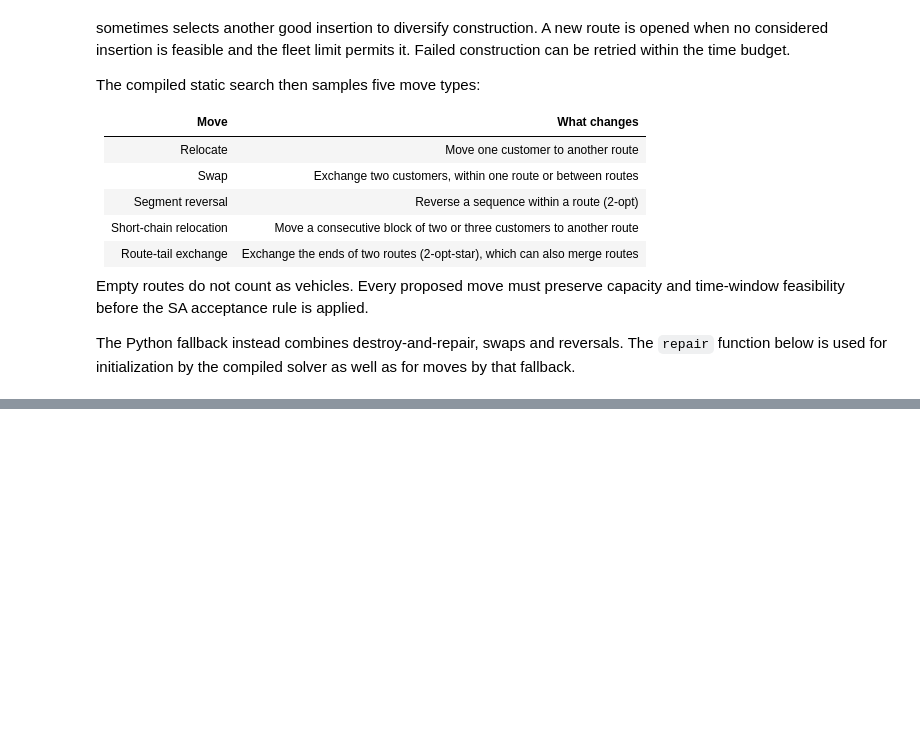
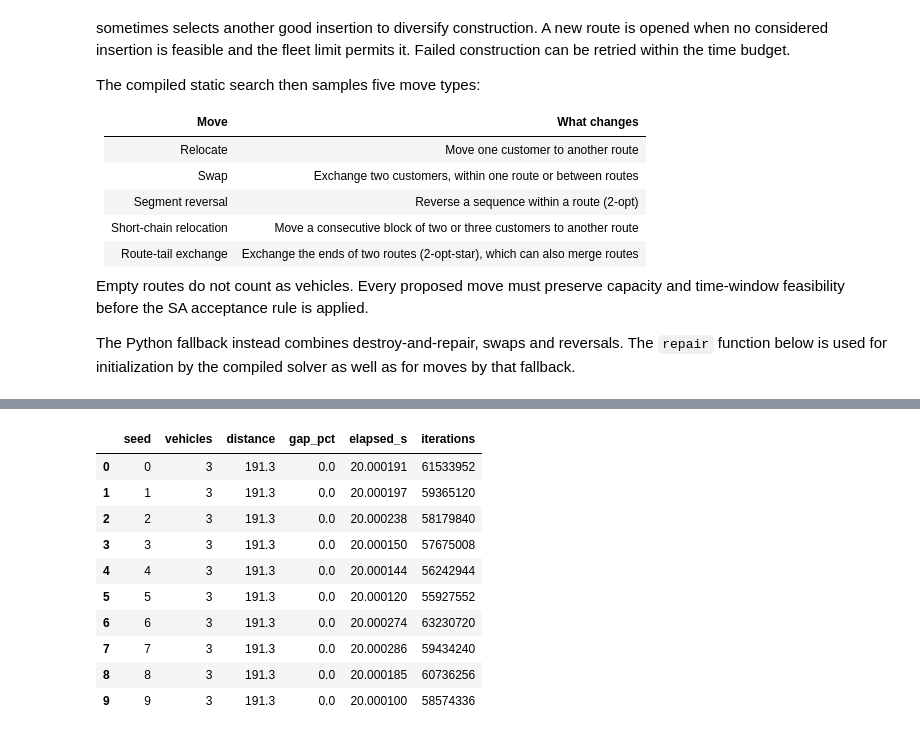
Before and after one commit to zzaved/cesi-cvrp-metaheuristics, a Jupyter notebook: notebooks/SA.ipynb, the cells around one changed output, grey strips where cells are left out. Cells and saved outputs as stored; diff of their text form; code cells hidden in the pictures; blank space fills up the shorter version.

```diff
--- a/notebooks/SA.ipynb
+++ b/notebooks/SA.ipynb
@@ -425,14 +144,9 @@ The supplied `.sol` routes are fleet-first references. Their distances are usefu
 # %%
-p25 = make_problem(raw_small, 25)
-pRC = make_problem(raw_rc)
-ref25 = [[int(i) for i in route if i <= 25] for route in reference_small['routes']]
-ref25 = [r for r in ref25 if r]
-refRC = [list(map(int, r)) for r in reference_rc['routes']]
-
+p25, ref25 = load_solomon(DATA, 'C101', n=25)
+pRC, refRC = load_solomon(DATA, 'RC101')
 assert np.isclose(validate(p25, ref25)['distance'], 191.3)
-assert np.isclose(validate(pRC, refRC)['distance'], reference_rc['cost'])
-for p, routes in [(p25, ref25), (pRC, refRC)]:
-    result = validate(p, routes)
-    print(f'{p.name}: {p.n} customers, {result["vehicles"]} reference routes, '
-          f'distance {result["distance"]:.1f} - feasible')
+for p, routes in ((p25, ref25), (pRC, refRC)):
+    metrics = validate(p, routes)
+    print(f"{p.name}: {p.n} customers, {metrics['vehicles']} reference routes, "
+          f"distance {metrics['distance']:.1f}, feasible")
 # %% [output]
@@ -470,52 +177,20 @@ The printed table shows each run rather than only the best seed. The summary rep
 # %%
-def print_gap_conclusions(name, table):
-    best = table.loc[table.distance.idxmin()]
-    print(f"\nConclusion - {name}: mean gap {table.gap_pct.mean():.2f}%; "
-          f"range {table.gap_pct.min():.2f}% to {table.gap_pct.max():.2f}%.")
-    print(f"Best distance: seed {int(best.seed)}, {best.gap_pct:.2f}%, "
-          f"{int(best.vehicles)} trucks vs {int(best.reference_vehicles)} in the reference.")
-    if len(table) == 1:
-        print('Only one seed: variability is not yet measured.')
-
-def run_experiment(p, ref_routes, seeds, alpha=0.995, min_temperature=0.001, time_limit=20.0):
-    try:
-        ref = validate(p, ref_routes)
-        reference_feasible = True
-    except AssertionError:
-        if p.mode != 'distance':
-            raise
-        # Truncated-distance reference routes can violate exact travel-time windows.
-        assert sorted(i for r in ref_routes for i in r) == list(range(1, p.n + 1))
-        ref = dict(vehicles=len(ref_routes), distance=sum(
-            p.distance[a, b] for r in ref_routes
-            for a, b in zip([0] + r, r + [0])))
-        reference_feasible = False
-    results, records = [], []
-    for seed in seeds:
-        out = anneal(p, seed=seed, alpha=alpha, min_temperature=min_temperature, time_limit=time_limit, accelerated=True)
-        m = out['metrics']
-        gap = 100 * (m['distance'] / ref['distance'] - 1) if reference_feasible else np.nan
-        records.append(dict(instance=p.name, n=p.n,
-                            algorithm=f'sa_{p.mode}_{p.distance_convention}',
-                            cost=m['distance'], seconds=out['elapsed'], gap=gap,
-                            feasible=True, reference_feasible=reference_feasible, objective=p.mode,
-                            engine='compiled_static' if p.mode != 'traffic' else 'python_traffic',
-                            distance_convention=p.distance_convention, time_limit_s=time_limit,
-                            stop_reason=out['stop_reason'], seed=seed, vehicles=m['vehicles'], distance=m['distance'],
-                            gap_pct=gap, reference_distance=ref['distance'],
-                            reference_vehicles=ref['vehicles'],
-                            elapsed_s=out['elapsed'], iterations=out['iterations'],
-                            initial_distance=out['initial']['distance'],
-                            initial_vehicles=out['initial']['vehicles']))
-        results.append(out)
-    return pd.DataFrame(records), results
-
-SEEDS = list(range(10))
-ALPHA = 0.995
-T_MIN = 0.001
-results25, runs25 = run_experiment(p25, ref25, SEEDS, alpha=ALPHA, min_temperature=T_MIN)
-print(results25[['seed','vehicles','distance','reference_distance','gap_pct','elapsed_s']].round(2).to_string(index=False))
-print_gap_conclusions(p25.name, results25)
-best25 = min(runs25, key=lambda o: (o['metrics']['vehicles'], o['metrics']['distance']))
+results25, runs25 = run_experiment(
+    p25, ref25, SEEDS, time_limit=TIME_LIMIT, workers=WORKERS
+)
+display(results25[['seed', 'vehicles', 'distance', 'gap_pct', 'elapsed_s', 'iterations']])
+display(summarize_runs(results25).round(3))
+best25 = min(runs25, key=lambda out: out['metrics']['distance'])
 print('Best routes:', best25['routes'])
 # %% [output]
+|  | seed | vehicles | distance | gap_pct | elapsed_s | iterations |
+| 0 | 0 | 3 | 191.3 | 0.0 | 20.000191 | 61533952 |
+| 1 | 1 | 3 | 191.3 | 0.0 | 20.000197 | 59365120 |
+| 2 | 2 | 3 | 191.3 | 0.0 | 20.000238 | 58179840 |
+| 3 | 3 | 3 | 191.3 | 0.0 | 20.000150 | 57675008 |
+| 4 | 4 | 3 | 191.3 | 0.0 | 20.000144 | 56242944 |
+| 5 | 5 | 3 | 191.3 | 0.0 | 20.000120 | 55927552 |
+| 6 | 6 | 3 | 191.3 | 0.0 | 20.000274 | 63230720 |
+| 7 | 7 | 3 | 191.3 | 0.0 | 20.000286 | 59434240 |
+| 8 | 8 | 3 | 191.3 | 0.0 | 20.000185 | 60736256 |
+| 9 | 9 | 3 | 191.3 | 0.0 | 20.000100 | 58574336 |
```
Also changed, not shown: parts of 21 cells of this notebook, 9 other files.
